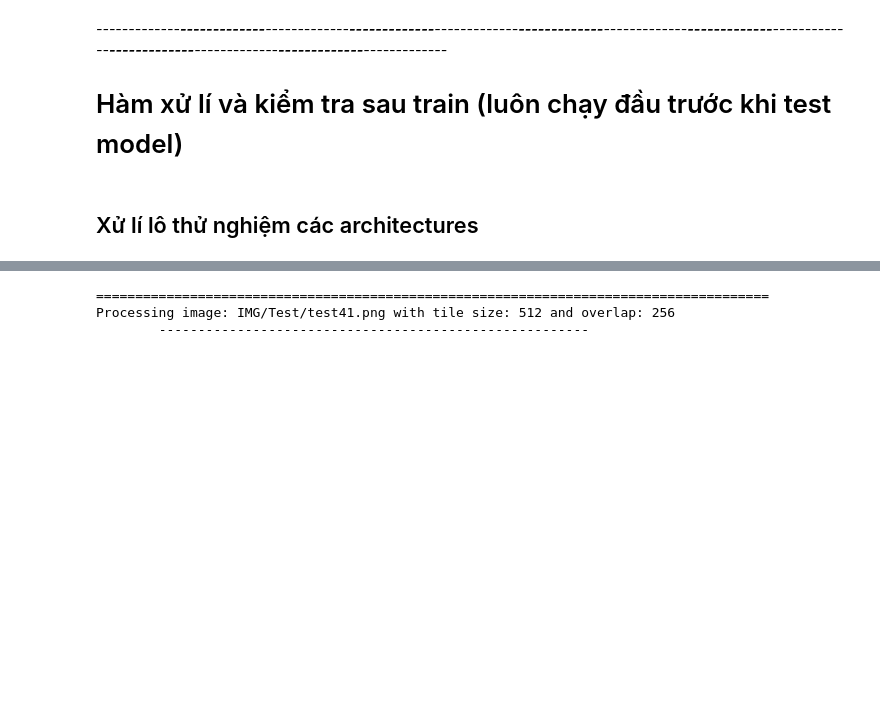
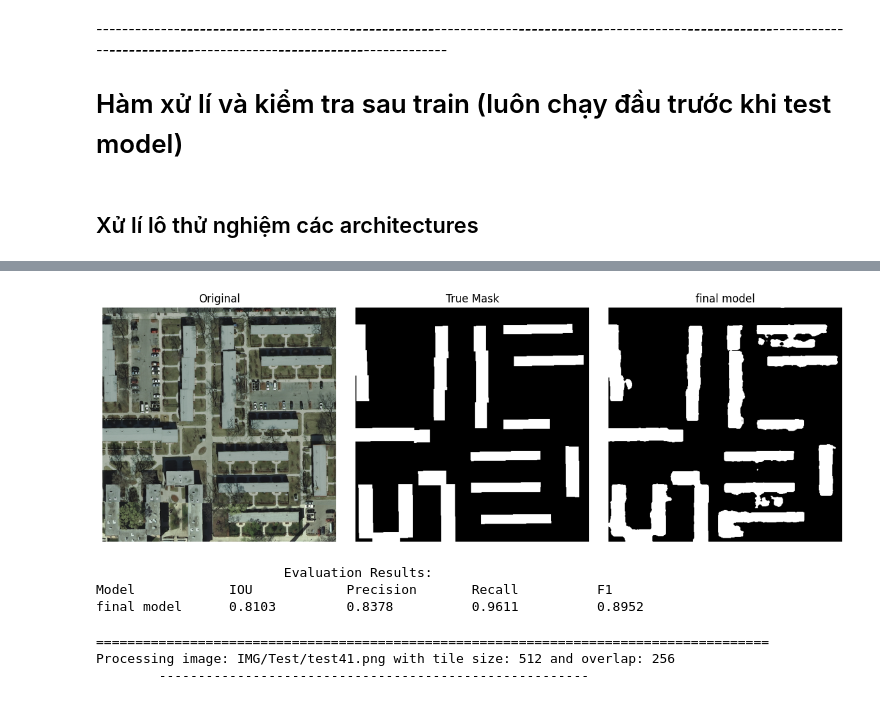
Before and after one commit to tigerex/DACNTT_Solar_Panels, a Jupyter notebook: BackEnd/Model/model_train.ipynb, the cells around one changed output, grey strips where cells are left out. Cells and saved outputs as stored; diff of their text form; code cells hidden in the pictures; blank space fills up the shorter version.

```diff
--- a/BackEnd/Model/model_train.ipynb
+++ b/BackEnd/Model/model_train.ipynb
@@ -855,3 +845,55 @@ ValueError: num must be an integer with 1 <= num <= 20, not 21
+# %%
+import matplotlib.pyplot as plt
+import math
+
+# Số lượng ảnh cần hiển thị (Original + True Mask nếu có + số lượng masks)
+num_masks = len(masks)
+show_true_mask = true_mask_path != ""
+num_total = 1 + show_true_mask + num_masks
+
+# Tính số hàng và cột
+cols = min(5, num_total)  # Giới hạn 5 ảnh mỗi hàng cho dễ nhìn
+rows = math.ceil(num_total / cols)
+
+plt.figure(figsize=(4 * cols, 4 * rows))
+
+# Vị trí hiện ảnh gốc
+plt.subplot(rows, cols, 1)
+plt.imshow(input_img)
+plt.title("Original")
+plt.axis("off")
+
+plot_index = 2
+
+# Hiện true mask nếu có
+if show_true_mask:
+    plt.subplot(rows, cols, plot_index)
+    plt.imshow(true_mask.squeeze().cpu().numpy(), cmap='gray')
+    plt.title("True Mask")
+    plt.axis("off")
+    plot_index += 1
+
+# Hiện predicted masks
+for i, mask in enumerate(masks):
+    plt.subplot(rows, cols, plot_index)
+    plt.imshow(mask, cmap='gray')
+    plt.title(titles[i] if i < len(titles) else f"Model {i}")
+    plt.axis("off")
+    plot_index += 1
+
+plt.tight_layout()
+plt.show()
+
+print("\n\t\t\t\033[1mEvaluation Results:\033[0m")
+print(f"{'Model':<12}\t {'IOU':<12} \t{'Precision':<12} \t{'Recall':<12} \t{'F1':<12}")
+for result, title in zip(results, titles):
+    iou, precision, recall, f1 = result
+    print(f"{title:<12}\t {iou:<12.4f} \t{precision:<12.4f} \t{recall:<12.4f} \t{f1:<12.4f}")
+# %% [output]
+[figure, added]
+                        Evaluation Results:
+Model            IOU            Precision       Recall          F1
+final model      0.8103         0.8378          0.9611          0.8952
 # %%
 def my_go(image_path, tile_size=512 ,overlap=256,threshold=0.5):
     start_time = time.time()
```
Also changed, not shown: parts of 2 cells of this notebook, 1 other file.
